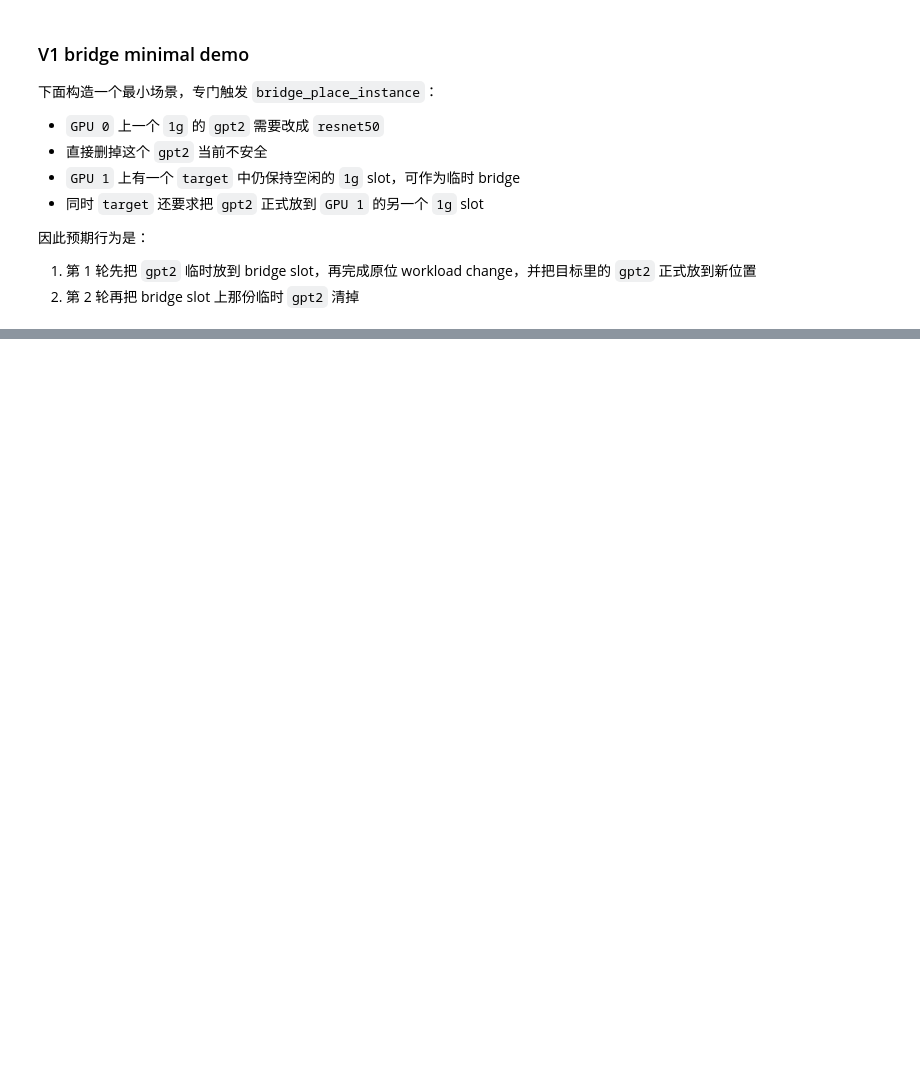
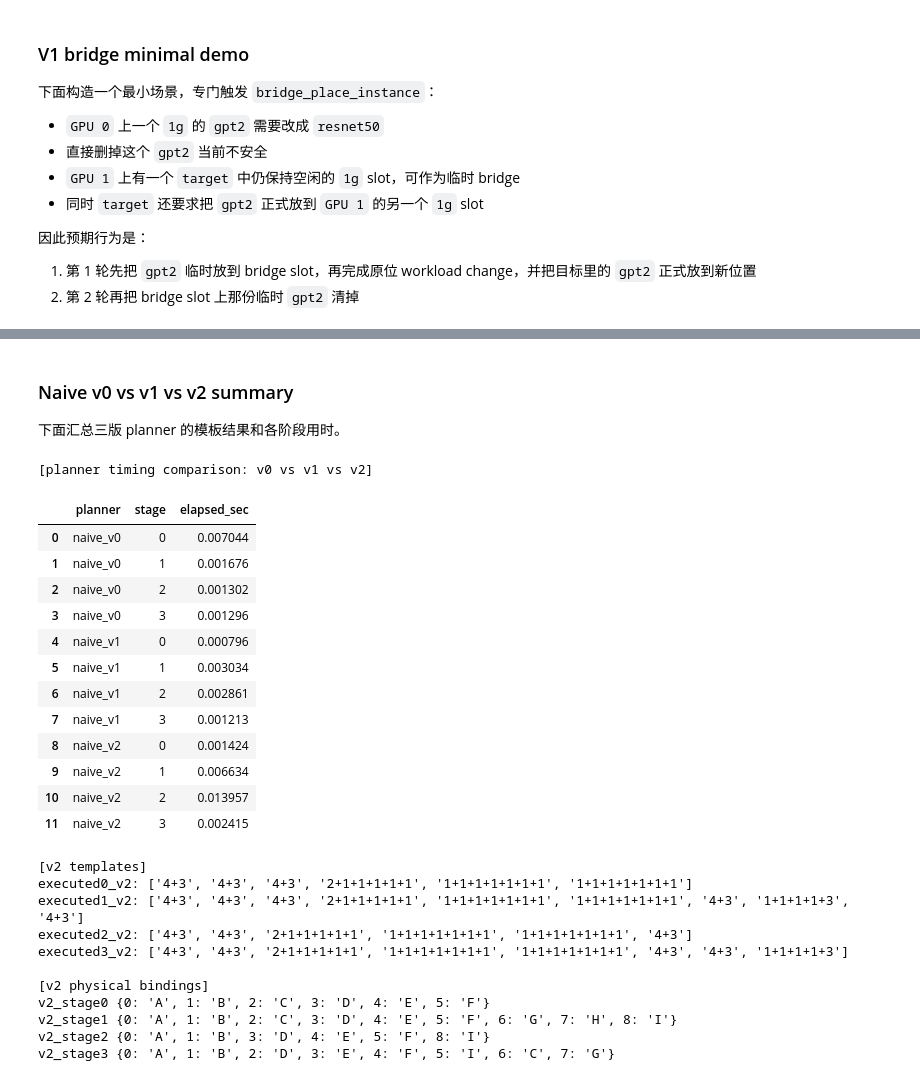
Before and after one commit to we1yq/OR_sim_planner, a Jupyter notebook: OR_sim_trasition_action.ipynb, the cells around one changed output, grey strips where cells are left out. Cells and saved outputs as stored; diff of their text form; code cells hidden in the pictures; blank space fills up the shorter version.

Commit message:
[v3 planner] greedy

```diff
--- a/OR_sim_trasition_action.ipynb
+++ b/OR_sim_trasition_action.ipynb
@@ -5011,0 +6103,12 @@ for i, a in enumerate(bridge_demo_bridge_actions, 1):
+# %%
+# ============================================================
+# [Action Code Block V2-5] Stage 3: source3_v2 -> target3_seq_v2 -> iterative v2 planner
+# ============================================================
+target3_seq_v2 = build_target_state_from_milp(milp_res=milp_res_up_3, prev_state=source3_v2, abstract_template_topk=64, physical_layout_topk=32, per_gpu_layout_topk=4, verbose=False)
+print_stage_current_and_target(source3_v2, target3_seq_v2, title_prefix="[V2 STAGE 3]")
+stage3_v2_res = run_v2_stage_iterative(source_state=source3_v2, target_state=target3_seq_v2, src_arrival=arrival_rate_t2_manual, tgt_arrival=arrival_rate_up_3, stage_name="stage3_v2")
+plan3_v2 = stage3_v2_res["final_plan"]
+plan3_v2_elapsed_sec = stage3_v2_res["elapsed_sec"]
+executed3_v2 = stage3_v2_res["executed_state"]
+print_v2_stage_result(stage3_v2_res, title="[V2 STAGE 3] source3_v2 -> target3_seq_v2 -> iterative v2 planner")
+print(f"[V2 STAGE 3] iterative v2 planner elapsed: {plan3_v2_elapsed_sec:.6f} sec")
@@ -5011,0 +6133,51 @@ for i, a in enumerate(bridge_demo_bridge_actions, 1):
+# %% [markdown]
+### Naive v0 vs v1 vs v2 summary
+
+下面汇总三版 planner 的模板结果和各阶段用时。
+# %%
+# ============================================================
+# [Action Code Block V2-6] Summary / comparison
+# ============================================================
+v2_time_df = pd.DataFrame([
+    {"planner": "naive_v2", "stage": 0, "elapsed_sec": plan0_v2_elapsed_sec},
+    {"planner": "naive_v2", "stage": 1, "elapsed_sec": plan1_v2_elapsed_sec},
+    {"planner": "naive_v2", "stage": 2, "elapsed_sec": plan2_v2_elapsed_sec},
+    {"planner": "naive_v2", "stage": 3, "elapsed_sec": plan3_v2_elapsed_sec},
+])
+comparison_time_df_v2 = pd.concat([v0_time_df, v1_time_df, v2_time_df], ignore_index=True)
+print("[planner timing comparison: v0 vs v1 vs v2]")
+display(comparison_time_df_v2)
+print("\n[v2 templates]")
+print("executed0_v2:", [g.template_str() for g in executed0_v2.real_gpus()])
+print("executed1_v2:", [g.template_str() for g in executed1_v2.real_gpus()])
+print("executed2_v2:", [g.template_str() for g in executed2_v2.real_gpus()])
+print("executed3_v2:", [g.template_str() for g in executed3_v2.real_gpus()])
+print("\n[v2 physical bindings]")
+for label, st in [("v2_stage0", executed0_v2), ("v2_stage1", executed1_v2), ("v2_stage2", executed2_v2), ("v2_stage3", executed3_v2)]:
+    print(label, dict(sorted(st.metadata.get("physical_id_map", {}).items())))
+# %% [output]
+[planner timing comparison: v0 vs v1 vs v2]
+|  | planner | stage | elapsed_sec |
+| 0 | naive_v0 | 0 | 0.007044 |
+| 1 | naive_v0 | 1 | 0.001676 |
+| 2 | naive_v0 | 2 | 0.001302 |
+| 3 | naive_v0 | 3 | 0.001296 |
+| 4 | naive_v1 | 0 | 0.000796 |
+| 5 | naive_v1 | 1 | 0.003034 |
+| 6 | naive_v1 | 2 | 0.002861 |
+| 7 | naive_v1 | 3 | 0.001213 |
+| 8 | naive_v2 | 0 | 0.001424 |
+| 9 | naive_v2 | 1 | 0.006634 |
+| 10 | naive_v2 | 2 | 0.013957 |
+| 11 | naive_v2 | 3 | 0.002415 |
+[v2 templates]
+executed0_v2: ['4+3', '4+3', '4+3', '2+1+1+1+1+1', '1+1+1+1+1+1+1', '1+1+1+1+1+1+1']
+executed1_v2: ['4+3', '4+3', '4+3', '2+1+1+1+1+1', '1+1+1+1+1+1+1', '1+1+1+1+1+1+1', '4+3', '1+1+1+1+3', '4+3']
+executed2_v2: ['4+3', '4+3', '2+1+1+1+1+1', '1+1+1+1+1+1+1', '1+1+1+1+1+1+1', '4+3']
+executed3_v2: ['4+3', '4+3', '2+1+1+1+1+1', '1+1+1+1+1+1+1', '1+1+1+1+1+1+1', '4+3', '4+3', '1+1+1+1+3']
+
+[v2 physical bindings]
+v2_stage0 {0: 'A', 1: 'B', 2: 'C', 3: 'D', 4: 'E', 5: 'F'}
+v2_stage1 {0: 'A', 1: 'B', 2: 'C', 3: 'D', 4: 'E', 5: 'F', 6: 'G', 7: 'H', 8: 'I'}
+v2_stage2 {0: 'A', 1: 'B', 3: 'D', 4: 'E', 5: 'F', 8: 'I'}
+v2_stage3 {0: 'A', 1: 'B', 2: 'D', 3: 'E', 4: 'F', 5: 'I', 6: 'C', 7: 'G'}
```
Also changed, not shown: parts of 39 cells of this notebook, 1 other file.
